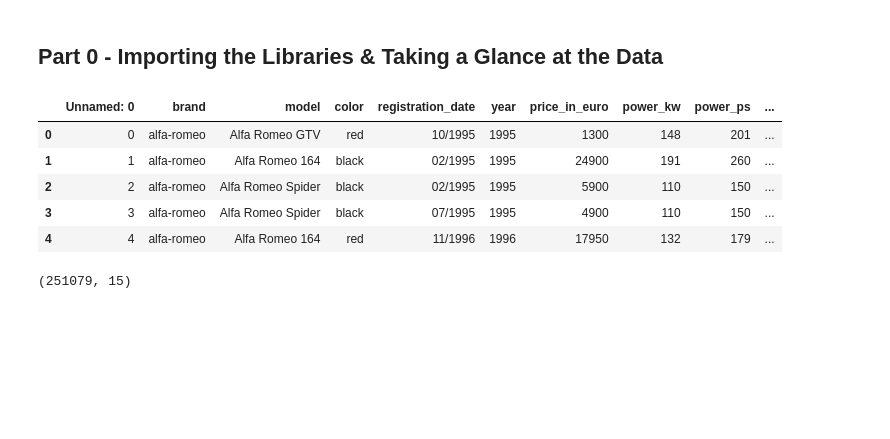
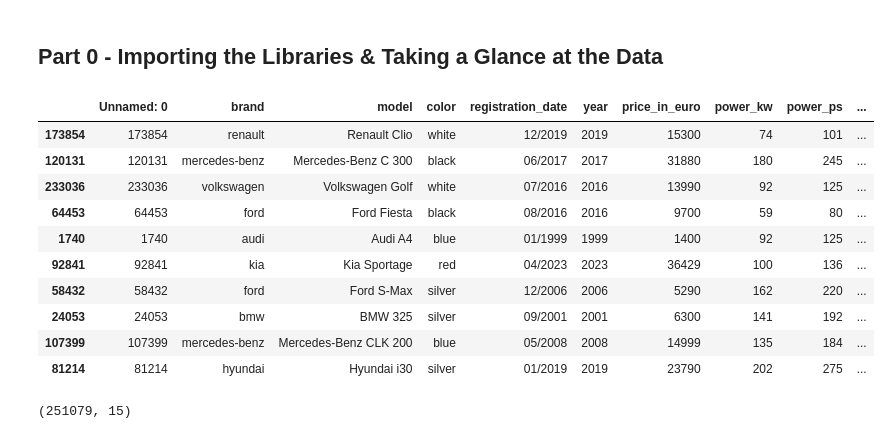
Before and after one commit to orestiskitsaras/german_used_cars, a Jupyter notebook: German_Used_Cars.ipynb, the cells around one changed output. Drawn from its saved outputs; the diff is of its cells as text; code cells hidden in the pictures; blank space fills up the shorter version.

```diff
--- a/German_Used_Cars.ipynb
+++ b/German_Used_Cars.ipynb
@@ -12,15 +12,20 @@ import seaborn as sns
 
 raw_df = pd.read_csv('Data - German_Used_Cars.csv')
 df = raw_df.copy()
-# %%
-df.head()
-# %% [output]
-|  | Unnamed: 0 | brand | model | color | registration_date | year | price_in_euro | power_kw | power_ps | ... |
-| 0 | 0 | alfa-romeo | Alfa Romeo GTV | red | 10/1995 | 1995 | 1300 | 148 | 201 | ... |
-| 1 | 1 | alfa-romeo | Alfa Romeo 164 | black | 02/1995 | 1995 | 24900 | 191 | 260 | ... |
-| 2 | 2 | alfa-romeo | Alfa Romeo Spider | black | 02/1995 | 1995 | 5900 | 110 | 150 | ... |
-| 3 | 3 | alfa-romeo | Alfa Romeo Spider | black | 07/1995 | 1995 | 4900 | 110 | 150 | ... |
-| 4 | 4 | alfa-romeo | Alfa Romeo 164 | red | 11/1996 | 1996 | 17950 | 132 | 179 | ... |
+# %%
+df.sample(10)
+# %% [output]
+|  | Unnamed: 0 | brand | model | color | registration_date | year | price_in_euro | power_kw | power_ps | ... |
+| 173854 | 173854 | renault | Renault Clio | white | 12/2019 | 2019 | 15300 | 74 | 101 | ... |
+| 120131 | 120131 | mercedes-benz | Mercedes-Benz C 300 | black | 06/2017 | 2017 | 31880 | 180 | 245 | ... |
+| 233036 | 233036 | volkswagen | Volkswagen Golf | white | 07/2016 | 2016 | 13990 | 92 | 125 | ... |
+| 64453 | 64453 | ford | Ford Fiesta | black | 08/2016 | 2016 | 9700 | 59 | 80 | ... |
+| 1740 | 1740 | audi | Audi A4 | blue | 01/1999 | 1999 | 1400 | 92 | 125 | ... |
+| 92841 | 92841 | kia | Kia Sportage | red | 04/2023 | 2023 | 36429 | 100 | 136 | ... |
+| 58432 | 58432 | ford | Ford S-Max | silver | 12/2006 | 2006 | 5290 | 162 | 220 | ... |
+| 24053 | 24053 | bmw | BMW 325 | silver | 09/2001 | 2001 | 6300 | 141 | 192 | ... |
+| 107399 | 107399 | mercedes-benz | Mercedes-Benz CLK 200 | blue | 05/2008 | 2008 | 14999 | 135 | 184 | ... |
+| 81214 | 81214 | hyundai | Hyundai i30 | silver | 01/2019 | 2019 | 23790 | 202 | 275 | ... |
 # %%
 df.shape
 # %% [output]
```
Also changed, not shown: parts of 18 cells of this notebook.
